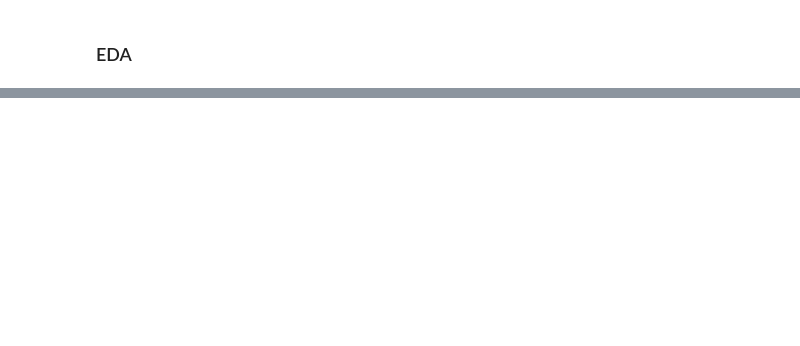
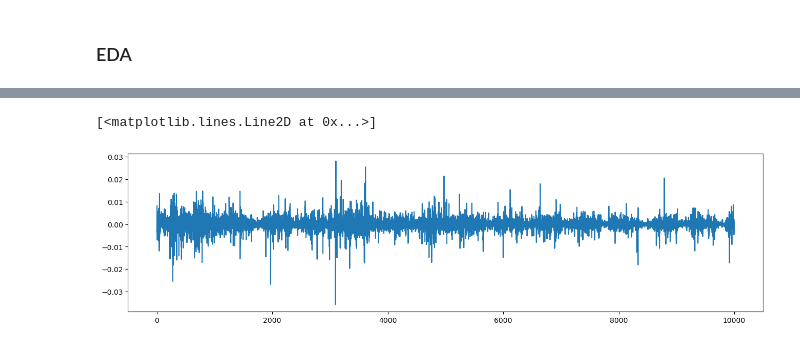
Before and after one commit to ShoaibHoque/LSTM_Model_Developement, a Jupyter notebook: Model Training.ipynb, the cells around one changed output, grey strips where cells are left out. Cells and saved outputs as stored; diff of their text form; code cells hidden in the pictures; blank space fills up the shorter version.

```diff
--- a/Price Prediction.ipynb
+++ b/Model Training.ipynb
@@ -180,0 +168,3 @@ Time to run AutoViz = 8 seconds
+# %%
+data = pd.read_csv('data_15.csv')
+data
@@ -180,0 +205,5 @@ Time to run AutoViz = 8 seconds
+# %%
+# Converting from object to datetime
+data['time'] = pd.to_datetime(data['time'])
+print(data['time'].dtype)
+data
@@ -180,0 +243,25 @@ Time to run AutoViz = 8 seconds
+# %%
+data.plot(legend=True,subplots=True, figsize = (12, 6))
+plt.show()
+
+
+data.shape
+data.size
+data.describe(include='all').T
+data.dtypes
+data.nunique()
+
+
+data['return'] = data['close'].pct_change()
+# plot the daily return percentage
+data['return'].plot(figsize=(12,5),legend=True,linestyle=':',marker='o')
+plt.show()
+
+sns.displot(data['return'].dropna(),bins=100,color='green')
+plt.show()
+
+plt.plot(data['close'], label="Close price")
+plt.xlabel("Timestamp")
+plt.ylabel("Closing price")
+plt.title('Closing with Time')
+plt.show()
@@ -180,0 +273,3 @@ Time to run AutoViz = 8 seconds
+# %%
+data['log_return'] = np.log(1 + data['return'])
+data
@@ -180,0 +290,6 @@ Time to run AutoViz = 8 seconds
+# %%
+plt.figure(1, figsize=(16, 4))
+plt.plot(data['log_return'])
+# %% [output]
+[<matplotlib.lines.Line2D at 0x...>]
+[figure, added]
```
Also changed, not shown: parts of 46 cells of this notebook.
